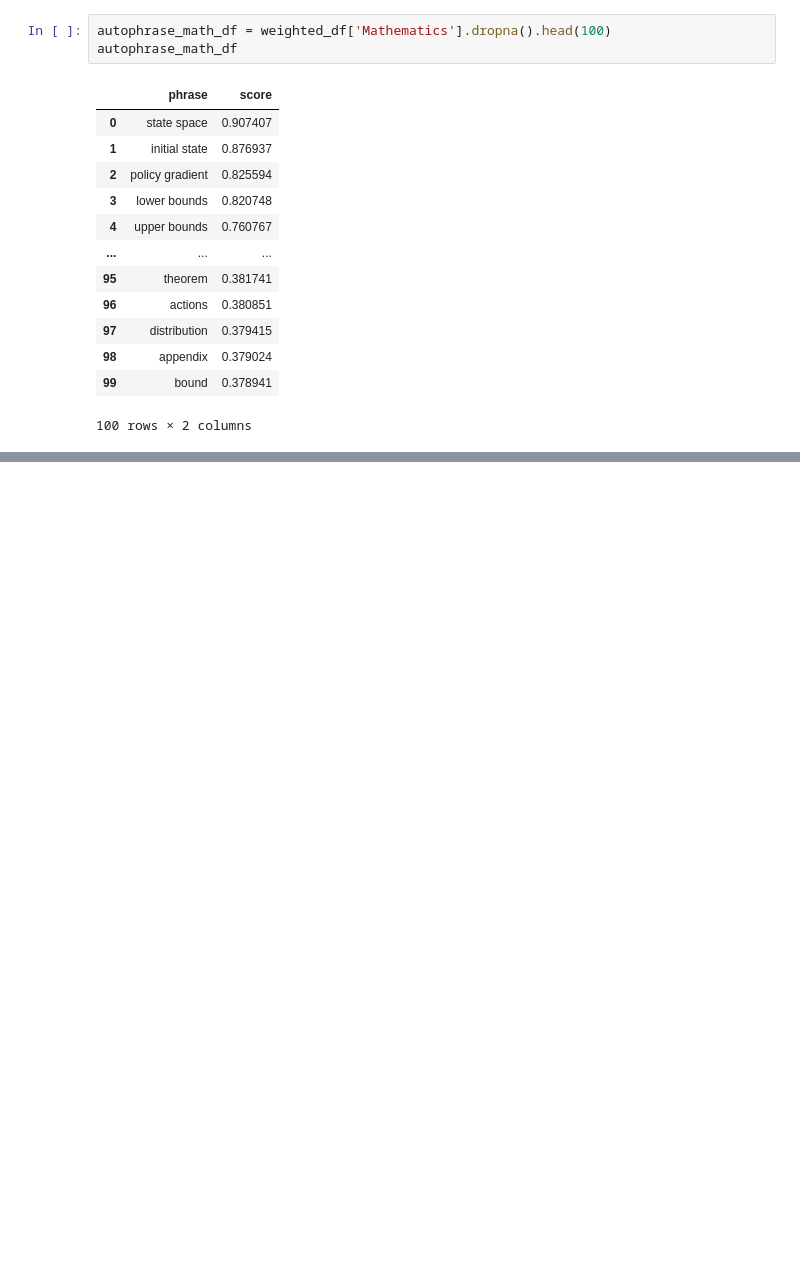
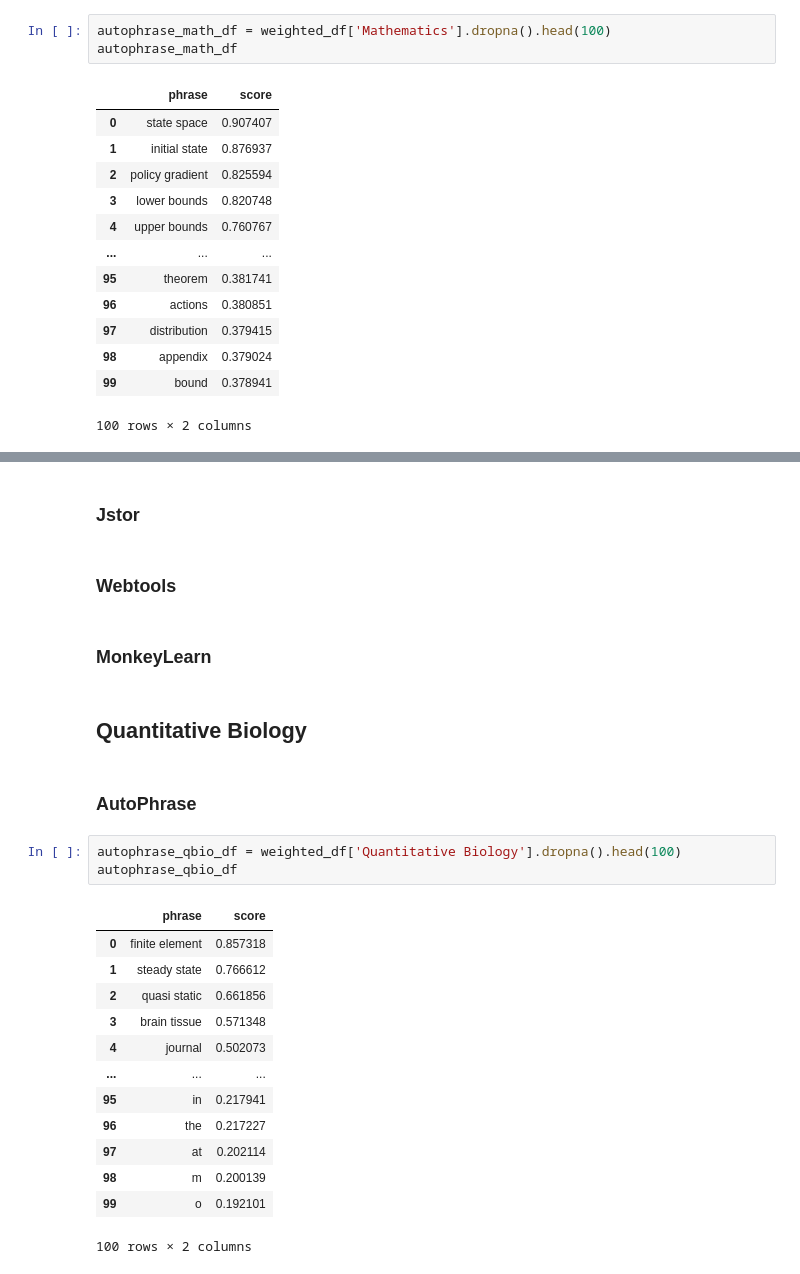
Before and after one commit to YichunRen/AutoLibrary-Scientific-Paper-Keywords-Extraction-, a Jupyter notebook: notebooks/Experiment.ipynb, the cells around one changed output, grey strips where cells are left out. Saved outputs shown, nothing was run; the diff lists cells and outputs as text; blank space fills up the shorter version.

```diff
--- a/notebooks/Experiment.ipynb
+++ b/notebooks/Experiment.ipynb
@@ -375,0 +432,27 @@ autophrase_math_labels = [1, 1, 1, 1, 1, 1, 0, 1, 1, 1,
+# %% [markdown]
+### Jstor
+# %% [markdown]
+### Webtools
+# %% [markdown]
+### MonkeyLearn
+# %% [markdown]
+## Quantitative Biology
+# %% [markdown]
+### AutoPhrase
+# %%
+autophrase_qbio_df = weighted_df['Quantitative Biology'].dropna().head(100)
+autophrase_qbio_df
+# %% [output]
+|  | phrase | score |
+| 0 | finite element | 0.857318 |
+| 1 | steady state | 0.766612 |
+| 2 | quasi static | 0.661856 |
+| 3 | brain tissue | 0.571348 |
+| 4 | journal | 0.502073 |
+| ... | ... | ... |
+| 95 | in | 0.217941 |
+| 96 | the | 0.217227 |
+| 97 | at | 0.202114 |
+| 98 | m | 0.200139 |
+| 99 | o | 0.192101 |
+100 rows × 2 columns
```
Also changed, not shown: parts of 33 cells of this notebook.
